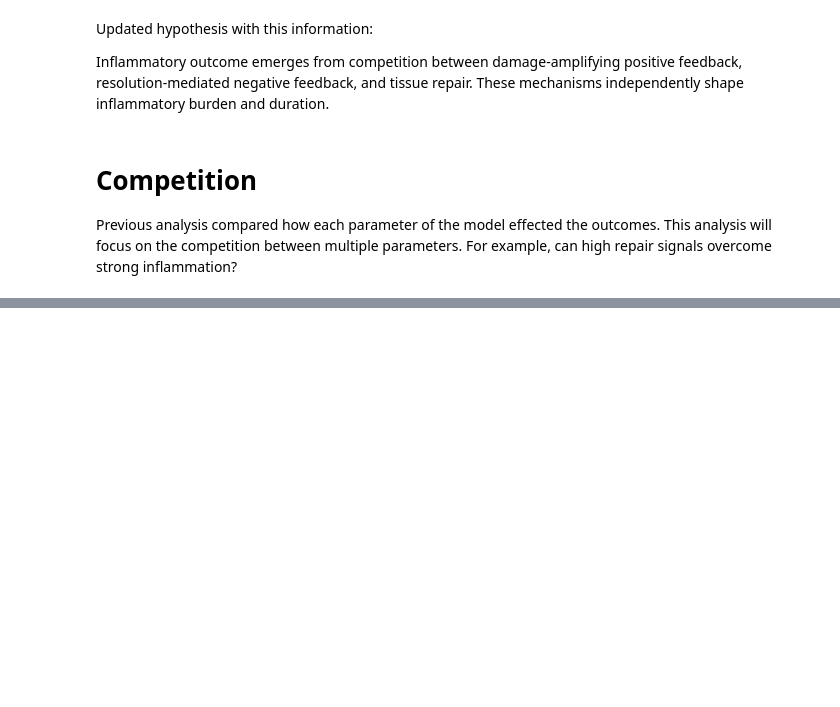
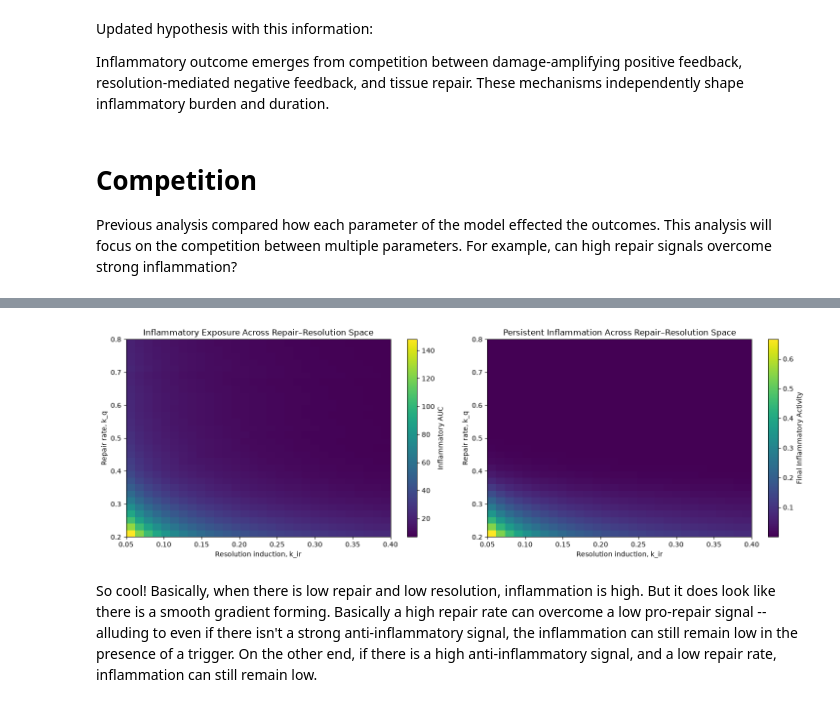
Before and after one commit to taimcnugget/inflammation_model, a Jupyter notebook: notebooks/inflammation_model.ipynb, the cells around one changed output, grey strips where cells are left out. Saved outputs shown, nothing was run; the diff lists cells and outputs as text; code cells hidden in the pictures; blank space fills up the shorter version.

```diff
--- a/notebooks/inflammation_model.ipynb
+++ b/notebooks/inflammation_model.ipynb
@@ -577,0 +775,52 @@ plt.show()
+# %%
+pivot_auc = results_rescue_df.pivot(
+    index="k_q",
+    columns="k_ir",
+    values="auc"
+)
+
+
+pivot_final_I = results_rescue_df.pivot(
+    index="k_q",
+    columns="k_ir",
+    values="final_I"
+)
+
+
+
+fig, axes = plt.subplots(1, 2, figsize=(15, 5))
+
+im0 = axes[0].imshow(
+    pivot_auc.values,
+    origin="lower",
+    aspect="auto",
+    extent=[
+        k_ir_values.min(), k_ir_values.max(),
+        k_q_values.min(), k_q_values.max()
+    ]
+)
+fig.colorbar(im0, ax=axes[0], label="Inflammatory AUC")
+axes[0].set_xlabel("Resolution induction, k_ir")
+axes[0].set_ylabel("Repair rate, k_q")
+axes[0].set_title("Inflammatory Exposure Across Repair–Resolution Space")
+
+im1 = axes[1].imshow(
+    pivot_final_I.values,
+    origin="lower",
+    aspect="auto",
+    extent=[
+        k_ir_values.min(), k_ir_values.max(),
+        k_q_values.min(), k_q_values.max()
+    ]
+)
+fig.colorbar(im1, ax=axes[1], label="Final Inflammatory Activity")
+axes[1].set_xlabel("Resolution induction, k_ir")
+axes[1].set_ylabel("Repair rate, k_q")
+axes[1].set_title("Persistent Inflammation Across Repair–Resolution Space")
+
+plt.tight_layout()
+plt.show()
+# %% [output]
+[figure, added]
+# %% [markdown]
+So cool! Basically, when there is low repair and low resolution, inflammation is high. But it does look like there is a smooth gradient forming. Basically a high repair rate can overcome a low pro-repair signal -- alluding to even if there isn't a strong anti-inflammatory signal, the inflammation can still remain low in the presence of a trigger. On the other end, if there is a high anti-inflammatory signal, and a low repair rate, inflammation can still remain low.
```
Also changed, not shown: parts of 16 cells of this notebook.
